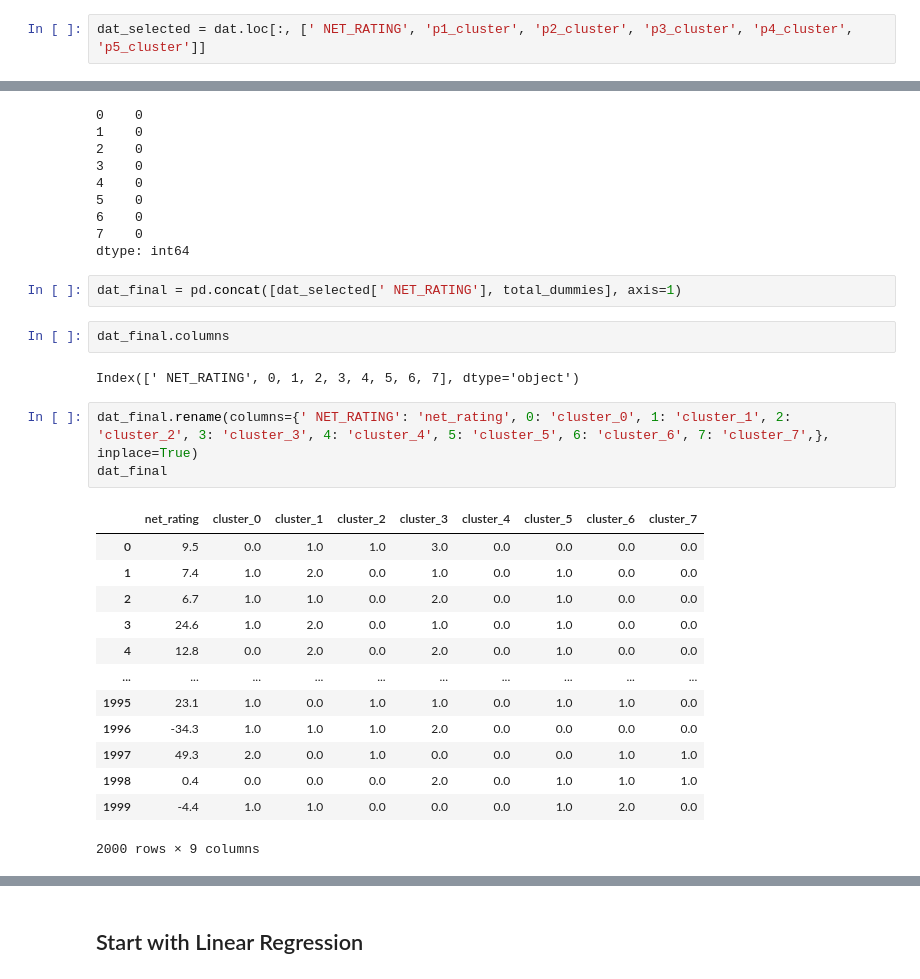
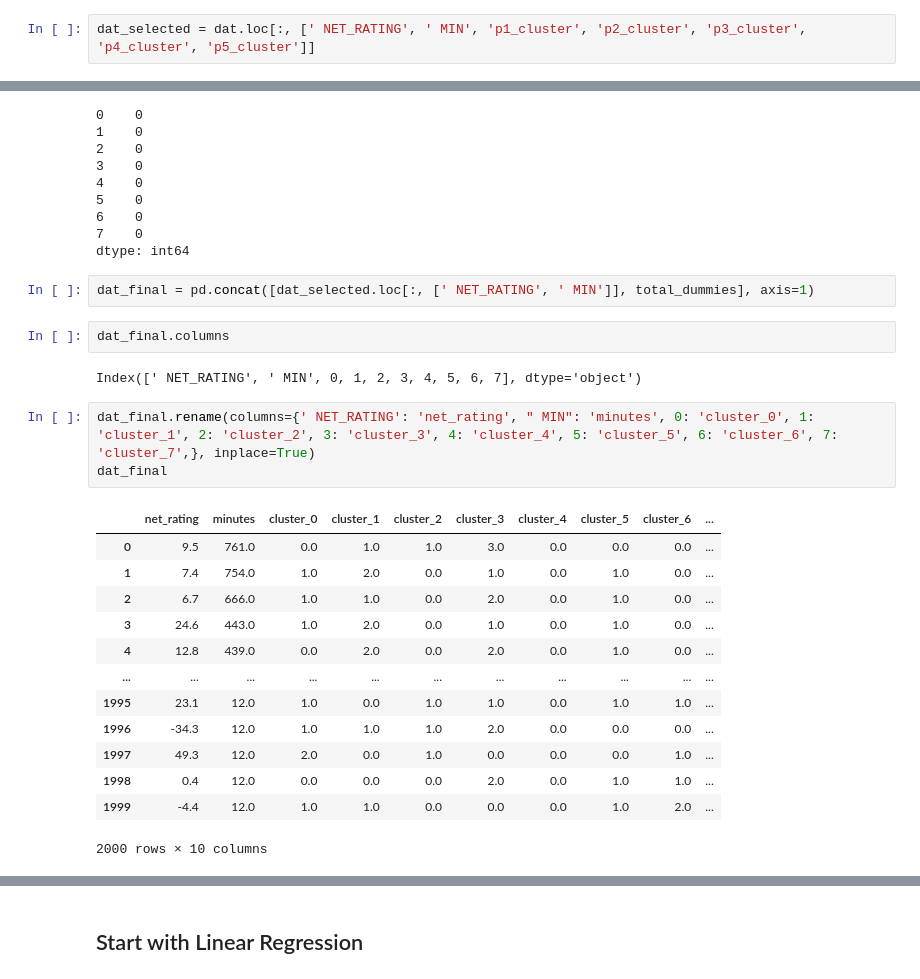
Before and after one commit to HenryLiang-123/MSiA_421, a Jupyter notebook: Project/project.ipynb, the cells around one changed output, grey strips where cells are left out. Saved outputs shown, nothing was run; the diff lists cells and outputs as text.

```diff
--- a/Project/project.ipynb
+++ b/Project/project.ipynb
@@ -13,7 +13,7 @@ dat.head(5)
 | 4 | Lineups | -201976-1626156-1626157-1629020-1... | P. Beverley - D. Russell - K. Tow... | 1610612750 | MIN | 36 | 22 | 14 | 0.611 | ... |
 5 rows × 58 columns
 # %%
-dat_selected = dat.loc[:, [' NET_RATING', 'p1_cluster', 'p2_cluster', 'p3_cluster', 'p4_cluster', 'p5_cluster']]
+dat_selected = dat.loc[:, [' NET_RATING', ' MIN', 'p1_cluster', 'p2_cluster', 'p3_cluster', 'p4_cluster', 'p5_cluster']]
 # %%
 dat_selected
 # %% [output]
@@ -84,28 +84,28 @@ total_dummies.isnull().sum()
 7    0
 dtype: int64
 # %%
-dat_final = pd.concat([dat_selected[' NET_RATING'], total_dummies], axis=1)
+dat_final = pd.concat([dat_selected.loc[:, [' NET_RATING', ' MIN']], total_dummies], axis=1)
 # %%
 dat_final.columns
 # %% [output]
-Index([' NET_RATING', 0, 1, 2, 3, 4, 5, 6, 7], dtype='object')
+Index([' NET_RATING', ' MIN', 0, 1, 2, 3, 4, 5, 6, 7], dtype='object')
 # %%
-dat_final.rename(columns={' NET_RATING': 'net_rating', 0: 'cluster_0', 1: 'cluster_1', 2: 'cluster_2', 3: 'cluster_3', 4: 'cluster_4', 5: 'cluster_5', 6: 'cluster_6', 7: 'cluster_7',}, inplace=True)
+dat_final.rename(columns={' NET_RATING': 'net_rating', " MIN": 'minutes', 0: 'cluster_0', 1: 'cluster_1', 2: 'cluster_2', 3: 'cluster_3', 4: 'cluster_4', 5: 'cluster_5', 6: 'cluster_6', 7: 'cluster_7',}, inplace=True)
 dat_final
 # %% [output]
-|  | net_rating | cluster_0 | cluster_1 | cluster_2 | cluster_3 | cluster_4 | cluster_5 | cluster_6 | cluster_7 |
-| 0 | 9.5 | 0.0 | 1.0 | 1.0 | 3.0 | 0.0 | 0.0 | 0.0 | 0.0 |
-| 1 | 7.4 | 1.0 | 2.0 | 0.0 | 1.0 | 0.0 | 1.0 | 0.0 | 0.0 |
-| 2 | 6.7 | 1.0 | 1.0 | 0.0 | 2.0 | 0.0 | 1.0 | 0.0 | 0.0 |
-| 3 | 24.6 | 1.0 | 2.0 | 0.0 | 1.0 | 0.0 | 1.0 | 0.0 | 0.0 |
-| 4 | 12.8 | 0.0 | 2.0 | 0.0 | 2.0 | 0.0 | 1.0 | 0.0 | 0.0 |
-| ... | ... | ... | ... | ... | ... | ... | ... | ... | ... |
-| 1995 | 23.1 | 1.0 | 0.0 | 1.0 | 1.0 | 0.0 | 1.0 | 1.0 | 0.0 |
-| 1996 | -34.3 | 1.0 | 1.0 | 1.0 | 2.0 | 0.0 | 0.0 | 0.0 | 0.0 |
-| 1997 | 49.3 | 2.0 | 0.0 | 1.0 | 0.0 | 0.0 | 0.0 | 1.0 | 1.0 |
-| 1998 | 0.4 | 0.0 | 0.0 | 0.0 | 2.0 | 0.0 | 1.0 | 1.0 | 1.0 |
-| 1999 | -4.4 | 1.0 | 1.0 | 0.0 | 0.0 | 0.0 | 1.0 | 2.0 | 0.0 |
+|  | net_rating | minutes | cluster_0 | cluster_1 | cluster_2 | cluster_3 | cluster_4 | cluster_5 | cluster_6 | ... |
+| 0 | 9.5 | 761.0 | 0.0 | 1.0 | 1.0 | 3.0 | 0.0 | 0.0 | 0.0 | ... |
+| 1 | 7.4 | 754.0 | 1.0 | 2.0 | 0.0 | 1.0 | 0.0 | 1.0 | 0.0 | ... |
+| 2 | 6.7 | 666.0 | 1.0 | 1.0 | 0.0 | 2.0 | 0.0 | 1.0 | 0.0 | ... |
+| 3 | 24.6 | 443.0 | 1.0 | 2.0 | 0.0 | 1.0 | 0.0 | 1.0 | 0.0 | ... |
+| 4 | 12.8 | 439.0 | 0.0 | 2.0 | 0.0 | 2.0 | 0.0 | 1.0 | 0.0 | ... |
+| ... | ... | ... | ... | ... | ... | ... | ... | ... | ... | ... |
+| 1995 | 23.1 | 12.0 | 1.0 | 0.0 | 1.0 | 1.0 | 0.0 | 1.0 | 1.0 | ... |
+| 1996 | -34.3 | 12.0 | 1.0 | 1.0 | 1.0 | 2.0 | 0.0 | 0.0 | 0.0 | ... |
+| 1997 | 49.3 | 12.0 | 2.0 | 0.0 | 1.0 | 0.0 | 0.0 | 0.0 | 1.0 | ... |
+| 1998 | 0.4 | 12.0 | 0.0 | 0.0 | 0.0 | 2.0 | 0.0 | 1.0 | 1.0 | ... |
+| 1999 | -4.4 | 12.0 | 1.0 | 1.0 | 0.0 | 0.0 | 0.0 | 1.0 | 2.0 | ... |
-2000 rows × 9 columns
+2000 rows × 10 columns
 # %%
 dat_final.describe()
 # %% [output]
```
Also changed, not shown: parts of 16 cells of this notebook.
